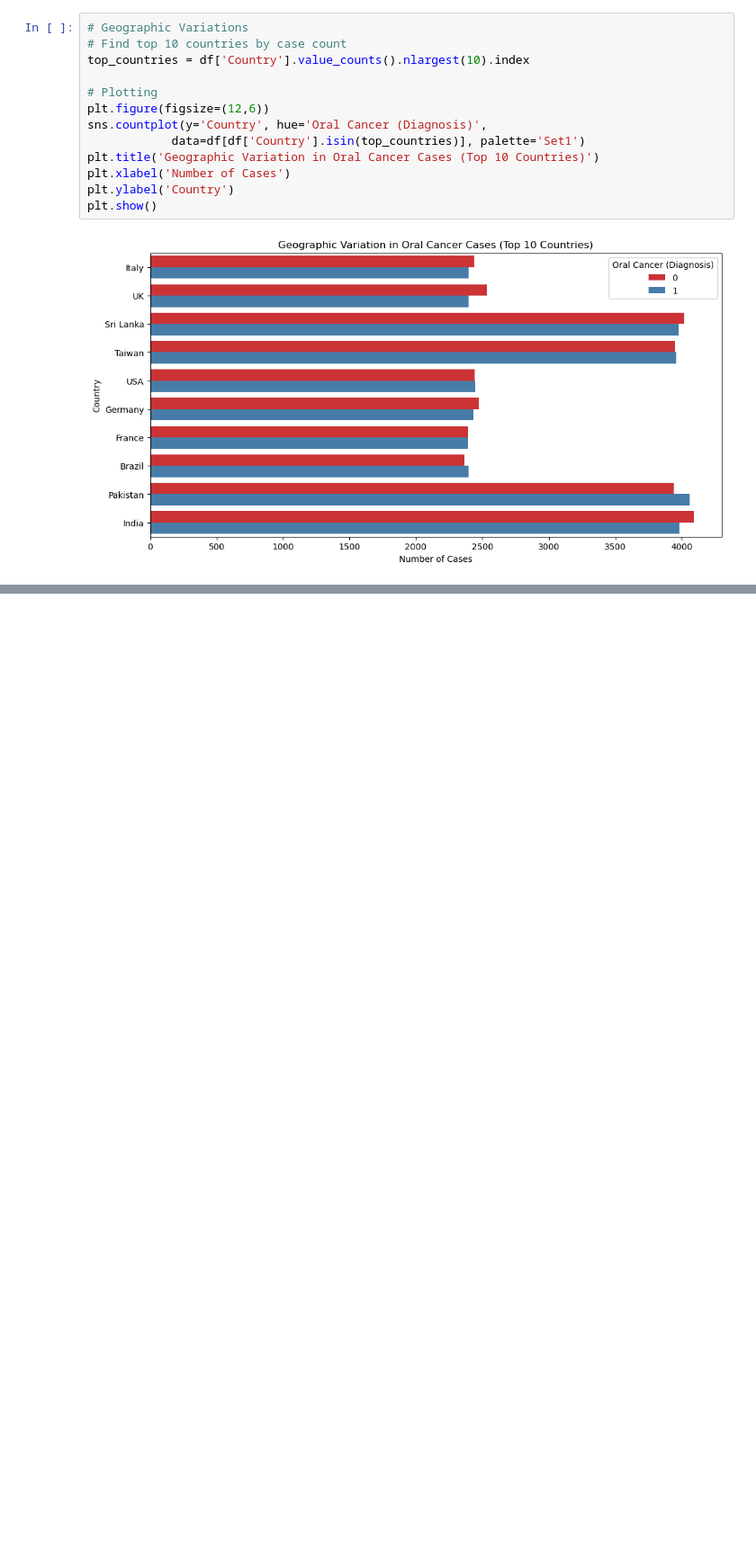
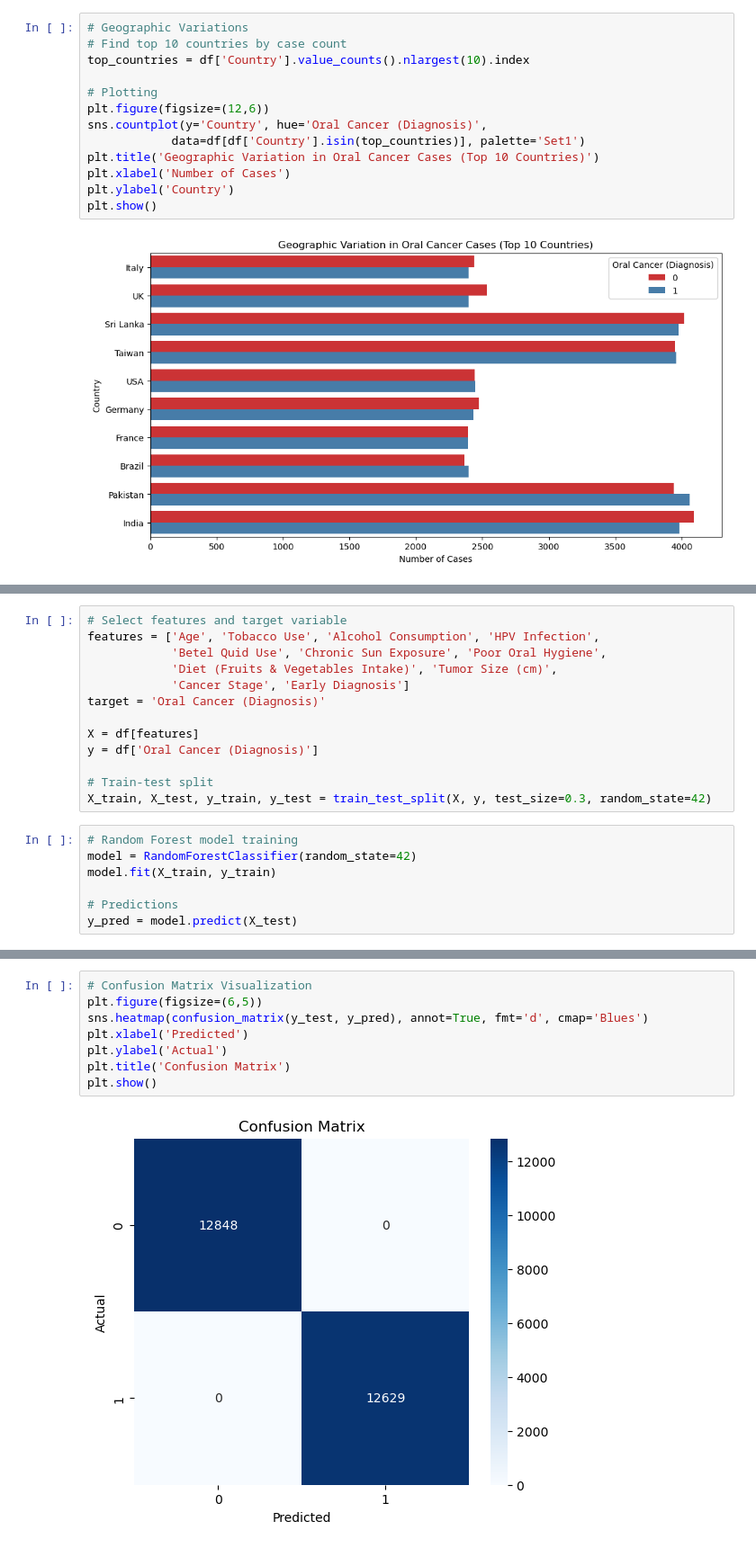
Before and after one commit to BihaniM/portfolio-project-2, a Jupyter notebook: Bihani_portfolio_project.ipynb, the cells around one changed output, grey strips where cells are left out. Shown at 90% size. Drawn from its saved outputs; the diff is of its cells as text; blank space fills up the shorter version.

Commit message:
Predictive analysis

```diff
--- a/Bihani_portfolio_project.ipynb
+++ b/Bihani_portfolio_project.ipynb
@@ -275,0 +285,20 @@ plt.show()
+# %%
+# Select features and target variable
+features = ['Age', 'Tobacco Use', 'Alcohol Consumption', 'HPV Infection',
+            'Betel Quid Use', 'Chronic Sun Exposure', 'Poor Oral Hygiene',
+            'Diet (Fruits & Vegetables Intake)', 'Tumor Size (cm)',
+            'Cancer Stage', 'Early Diagnosis']
+target = 'Oral Cancer (Diagnosis)'
+
+X = df[features]
+y = df['Oral Cancer (Diagnosis)']
+
+# Train-test split
+X_train, X_test, y_train, y_test = train_test_split(X, y, test_size=0.3, random_state=42)
+# %%
+# Random Forest model training
+model = RandomForestClassifier(random_state=42)
+model.fit(X_train, y_train)
+
+# Predictions
+y_pred = model.predict(X_test)
@@ -275,0 +325,10 @@ plt.show()
+# %%
+# Confusion Matrix Visualization
+plt.figure(figsize=(6,5))
+sns.heatmap(confusion_matrix(y_test, y_pred), annot=True, fmt='d', cmap='Blues')
+plt.xlabel('Predicted')
+plt.ylabel('Actual')
+plt.title('Confusion Matrix')
+plt.show()
+# %% [output]
+[figure, added]
```
Also changed, not shown: parts of 3 cells of this notebook.
